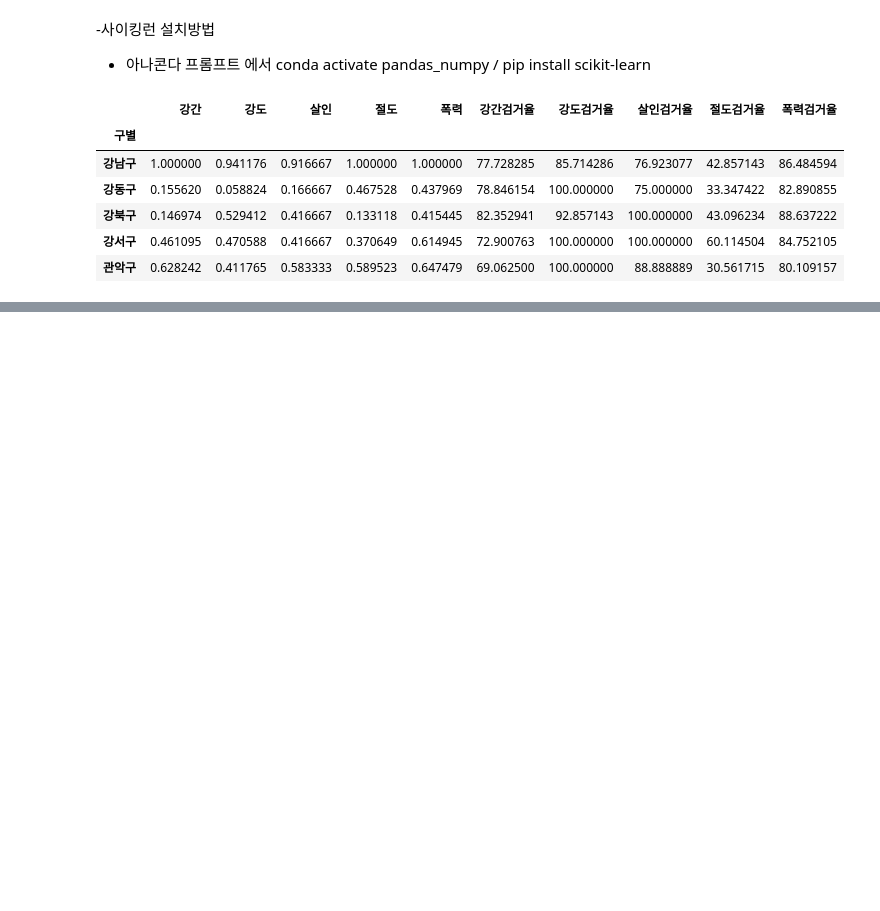
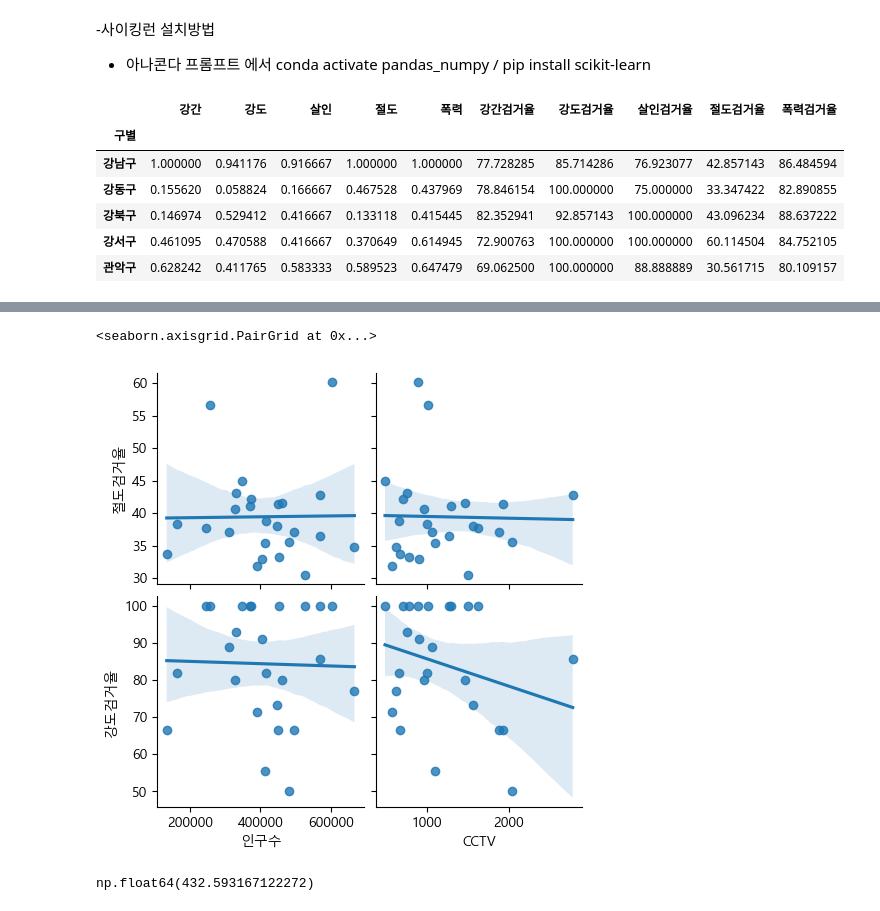
Before and after one commit to bb-bbb/homescape.com, a Jupyter notebook: part6/02.서울시 범죄 현황 분석.ipynb, the cells around one changed output, grey strips where cells are left out. Cells and saved outputs as stored; diff of their text form; code cells hidden in the pictures; blank space fills up the shorter version.

```diff
--- a/part6/02.서울시 범죄 현황 분석.ipynb
+++ b/part6/02.서울시 범죄 현황 분석.ipynb
@@ -485,0 +543,25 @@ import matplotlib.pyplot as plt
+# %%
+sns.pairplot(
+    data=crime_anal_norm,
+    x_vars=['인구수','CCTV'],
+    y_vars=['절도검거율','강도검거율'],
+    kind = 'reg'
+)
+
+#결론) CCTV 있으나 마나다....
+# 결론: 관계없는놈들 집어넣어봤자 효과없다.
+# <주의> 너무 관계가 높은 넘과 낮은넘들은 다 빼야함
+# %% [output]
+<seaborn.axisgrid.PairGrid at 0x...>
+[figure, added]
+# %%
+crime_anal_norm.head()
+#검거값을 noramlize 해야함
+
+tmp_max = crime_anal_norm['검거'].max()
+tmp_max
+#젤 큰값으로 나누면 비율이 나온다.
+# 왜 비율로 바꿔? -> 비교하기 위해서 그래야 신경망 학습에 좋음
+# max 로 나누는 이유: 1보다 작은값으로 나오게 하겠다.
+# %% [output]
+np.float64(432.593167122272)
```
Also changed, not shown: parts of 19 cells of this notebook, 5 other files.
